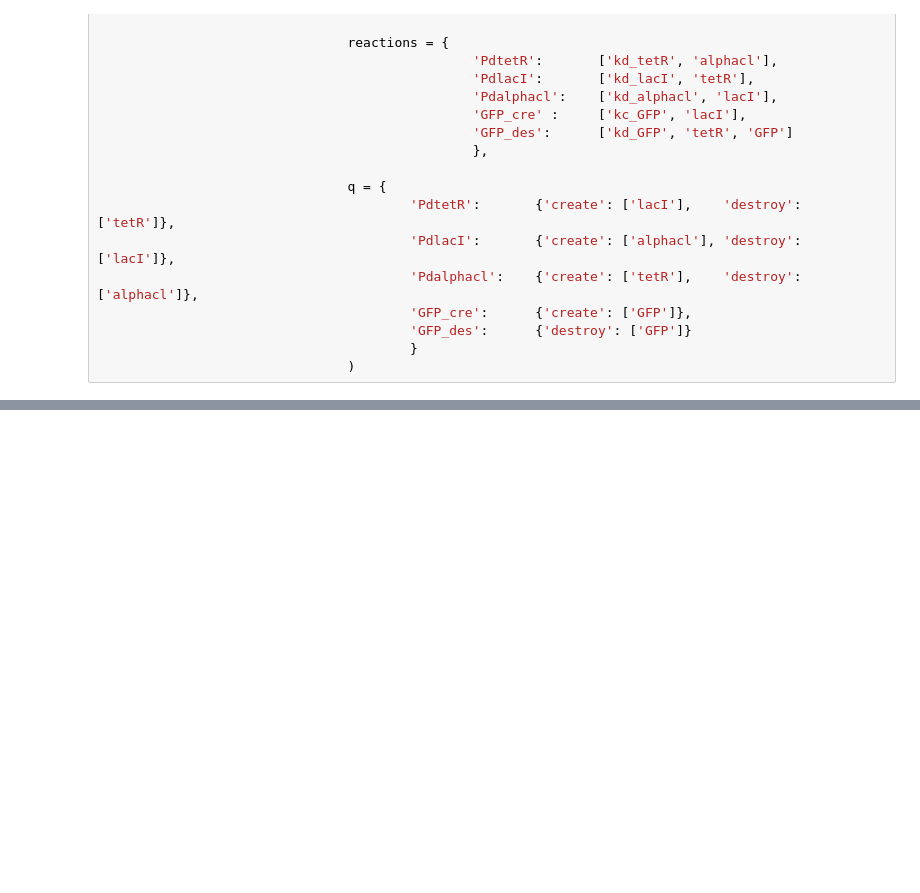
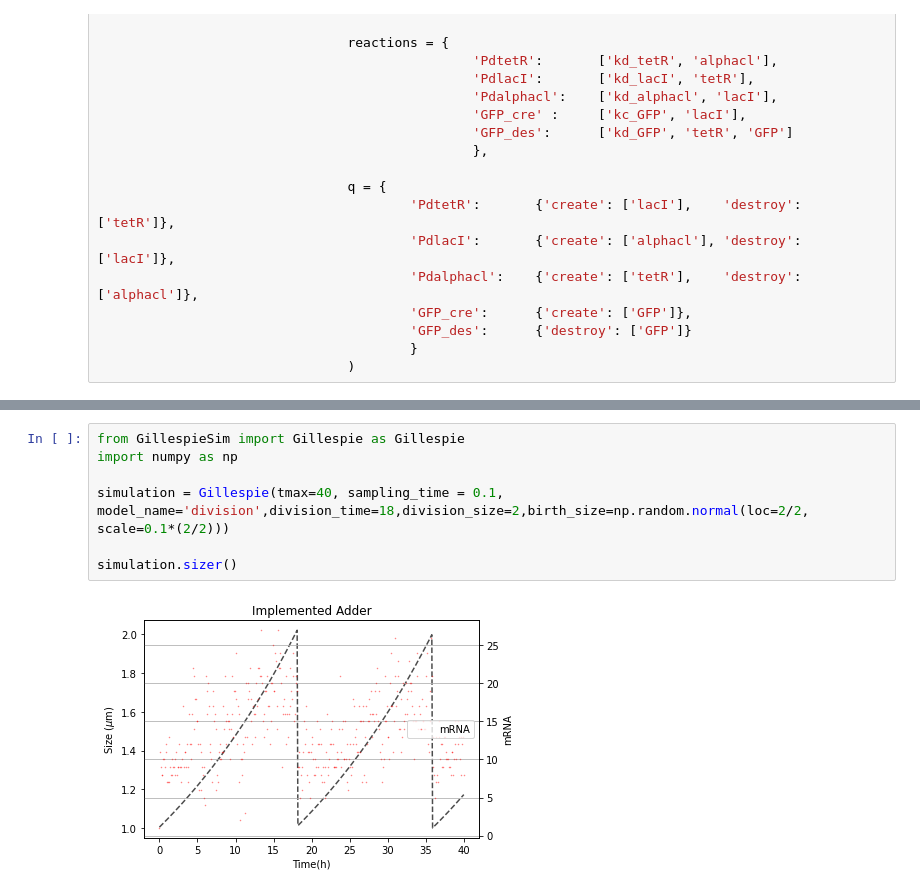
Before and after one commit to SergioPachonDotor/GillespieSim, a Jupyter notebook: positive_feedback.ipynb, the cells around one changed output, grey strips where cells are left out. Saved outputs shown, nothing was run; the diff lists cells and outputs as text; blank space fills up the shorter version.

```diff
--- a/positive_feedback.ipynb
+++ b/positive_feedback.ipynb
@@ -104,0 +108,9 @@ plt.plot(df.time, df.GFP)
+# %%
+from GillespieSim import Gillespie as Gillespie
+import numpy as np
+
+simulation = Gillespie(tmax=40, sampling_time = 0.1, model_name='division',division_time=18,division_size=2,birth_size=np.random.normal(loc=2/2, scale=0.1*(2/2)))
+
+simulation.sizer()
+# %% [output]
+[figure, added]
```
Also changed, not shown: parts of 11 cells of this notebook, 3 other files.
